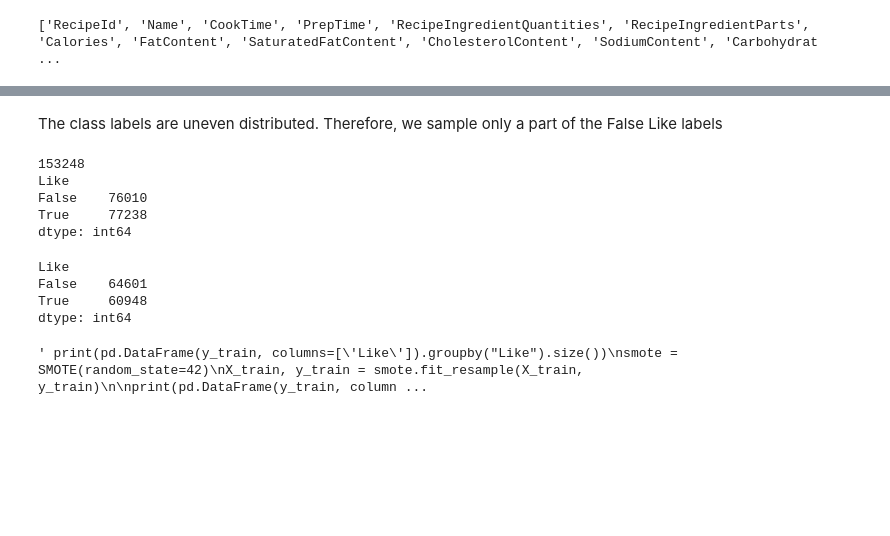
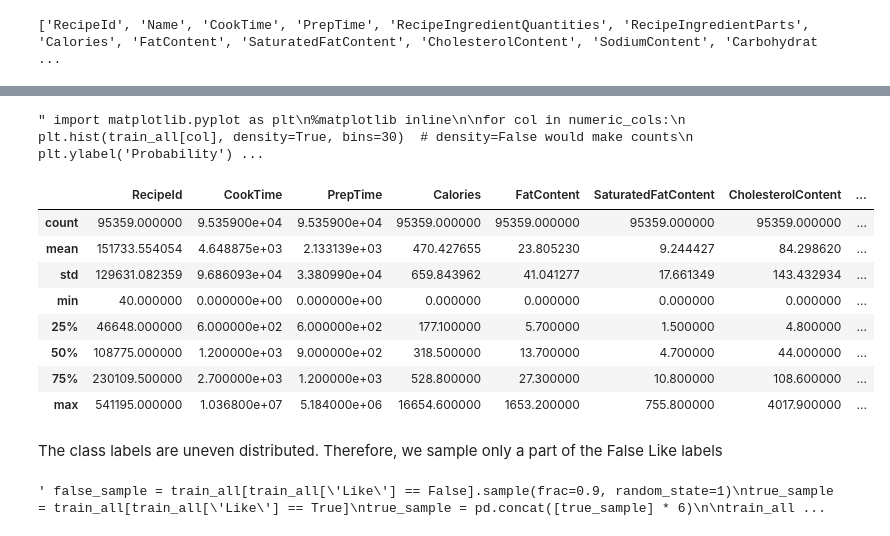
Before and after one commit to sallto/baml, a Jupyter notebook: notebook.ipynb, the cells around one changed output, grey strips where cells are left out. Saved outputs shown, nothing was run; the diff lists cells and outputs as text; code cells hidden in the pictures; blank space fills up the shorter version.

```diff
--- a/notebook.ipynb
+++ b/notebook.ipynb
@@ -149,8 +170,6 @@ mapping = {
 df = df.astype(mapping)
 df = pd.get_dummies(df, columns=['Diet', 'DietRecipe', 'RecipeCategory'])
 # %%
-import math
-import numpy as np
 df['RecipeServings'].fillna(1, inplace=True)
 
 df['TimePerServing'] = df['CookTime'] / df['RecipeServings']
@@ -170,6 +189,9 @@ def getRecipePopularity(row):
 
 df['RecipePopularity'] = df.swifter.allow_dask_on_strings(enable=True).apply(getRecipePopularity, axis=1)
 df['RecipePopularity'].fillna(0, inplace=True)
+
+df['RequestedIngredientCount'] = df['RecipeIngredientQuantities'].apply(lambda x: len(x.split(',')))
+df['IngredientCountMatches'] = df['NumberIngredients'] == df['RequestedIngredientCount']
 # %%
 df['AvgRecipePopularity'] = df.swifter.allow_dask_on_strings(enable=True).apply(lambda row: row['RecipePopularity'] / len(df.loc[df['RecipeId'] == row['RecipeId']]), axis=1)
 df['AvgRecipePopularity']
@@ -186,3 +208,10 @@ df['AvgRecipePopularity']
 140193    1.000000
 140194    1.000000
 Name: AvgRecipePopularity, Length: 140195, dtype: float64
+# %%
+""" df['AuthorRecipeCount'] = df.swifter.allow_dask_on_strings(enable=True).apply(lambda row: len(df.loc[df['AuthorId'] == row['AuthorId']]), axis=1)
+df['AuthorRecipeCount'] """
+
+df['AuthorFrequency'] = df.groupby('AuthorId')['AuthorId'].transform('count')
+df['RecipeFrequency'] = df.groupby('RecipeId')['RecipeId'].transform('count')
+df['AuthorFrequency']
@@ -208,13 +250,13 @@ numeric_cols = ['Age', 'CookTime', 'PrepTime', 'Calories', 'FatContent', 'Satura
         , 'RequestedTimeRatio', 'NumberIngredients']
 df_lof = df[numeric_cols]
 
-scaler = MinMaxScaler()
+scaler = StandardScaler()
 df_lof = scaler.fit_transform(df_lof)
 
 clf = LocalOutlierFactor(n_neighbors=20)
 y_pred = clf.fit_predict(df_lof)
 X_scores = clf.negative_outlier_factor_
 
-df['Outlier'] = X_scores
+df['Outlier'] = y_pred
 # %% [output]
 ['RecipeId', 'Name', 'CookTime', 'PrepTime', 'RecipeIngredientQuantities', 'RecipeIngredientParts', 'Calories', 'FatContent', 'SaturatedFatContent', 'CholesterolContent', 'SodiumContent', 'Carbohydrat ...
@@ -271,27 +325,39 @@ True     12873
 dtype: int64
+# %%
+""" import matplotlib.pyplot as plt
+%matplotlib inline
+
+for col in numeric_cols:
+    plt.hist(train_all[col], density=True, bins=30)  # density=False would make counts
+    plt.ylabel('Probability')
+    plt.xlabel(col)
+    plt.show() """
+# %% [output]
+" import matplotlib.pyplot as plt\n%matplotlib inline\n\nfor col in numeric_cols:\n    plt.hist(train_all[col], density=True, bins=30)  # density=False would make counts\n    plt.ylabel('Probability') ...
+# %%
+train_all.describe()
+# %% [output]
+|  | RecipeId | CookTime | PrepTime | Calories | FatContent | SaturatedFatContent | CholesterolContent | ... |
+| count | 95359.000000 | 9.535900e+04 | 9.535900e+04 | 95359.000000 | 95359.000000 | 95359.000000 | 95359.000000 | ... |
+| mean | 151733.554054 | 4.648875e+03 | 2.133139e+03 | 470.427655 | 23.805230 | 9.244427 | 84.298620 | ... |
+| std | 129631.082359 | 9.686093e+04 | 3.380990e+04 | 659.843962 | 41.041277 | 17.661349 | 143.432934 | ... |
+| min | 40.000000 | 0.000000e+00 | 0.000000e+00 | 0.000000 | 0.000000 | 0.000000 | 0.000000 | ... |
+| 25% | 46648.000000 | 6.000000e+02 | 6.000000e+02 | 177.100000 | 5.700000 | 1.500000 | 4.800000 | ... |
+| 50% | 108775.000000 | 1.200000e+03 | 9.000000e+02 | 318.500000 | 13.700000 | 4.700000 | 44.000000 | ... |
+| 75% | 230109.500000 | 2.700000e+03 | 1.200000e+03 | 528.800000 | 27.300000 | 10.800000 | 108.600000 | ... |
+| max | 541195.000000 | 1.036800e+07 | 5.184000e+06 | 16654.600000 | 1653.200000 | 755.800000 | 4017.900000 | ... |
 # %% [markdown]
 The class labels are uneven distributed. Therefore, we sample only a part of the False Like labels
 # %%
-false_sample = train_all[train_all['Like'] == False].sample(frac=0.9, random_state=1)
+""" false_sample = train_all[train_all['Like'] == False].sample(frac=0.9, random_state=1)
 true_sample = train_all[train_all['Like'] == True]
 true_sample = pd.concat([true_sample] * 6)
 
 train_all = pd.concat([false_sample, true_sample])
 print(len(train_all))
-print(train_all.groupby("Like").size())
+print(train_all.groupby("Like").size()) """
 # %% [output]
-153248
-Like
-False    76010
-True     77238
-dtype: int64
+' false_sample = train_all[train_all[\'Like\'] == False].sample(frac=0.9, random_state=1)\ntrue_sample = train_all[train_all[\'Like\'] == True]\ntrue_sample = pd.concat([true_sample] * 6)\n\ntrain_all ...
-# %%
-print(train_all[train_all['Diet_Vegetarian'] == True].groupby("Like").size())
-# %% [output]
-Like
-False    64601
-True     60948
-dtype: int64
 # %%
 from sklearn.model_selection import train_test_split
 from imblearn.over_sampling import SMOTE
@@ -333,7 +399,7 @@ X_cols = [
  'AgeGroup_55-64',
  'AgeGroup_65+',
 
-  'Diet_Omnivore',
+ 'Diet_Omnivore',
  'Diet_Vegan',
  'Diet_Vegetarian',
  'DietRecipe_Omnivore',
@@ -353,7 +419,10 @@ X_cols = [
 
  'AvgRecipePopularity',
 
+ 'AuthorFrequency',
+ 'RecipeFrequency',
 
+ 'IngredientCountMatches',
 
  'TimePerServing','TotalTime','TotalTimePerServing','CaloriesPerServing','ProteinFatRatio','RequestedTimeRatio'
  ]
@@ -361,10 +430,3 @@ X_cols = [
 X = train_all[X_cols]
 y = train_all['Like']
 X_train, X_val, y_train, y_val = train_test_split(X, y, test_size=0.33, random_state=42, stratify = y)
-""" print(pd.DataFrame(y_train, columns=['Like']).groupby("Like").size())
-smote = SMOTE(random_state=42)
-X_train, y_train = smote.fit_resample(X_train, y_train)
-
-print(pd.DataFrame(y_train, columns=['Like']).groupby("Like").size()) """
-# %% [output]
-' print(pd.DataFrame(y_train, columns=[\'Like\']).groupby("Like").size())\nsmote = SMOTE(random_state=42)\nX_train, y_train = smote.fit_resample(X_train, y_train)\n\nprint(pd.DataFrame(y_train, column ...
```
Also changed, not shown: parts of 23 cells of this notebook.
